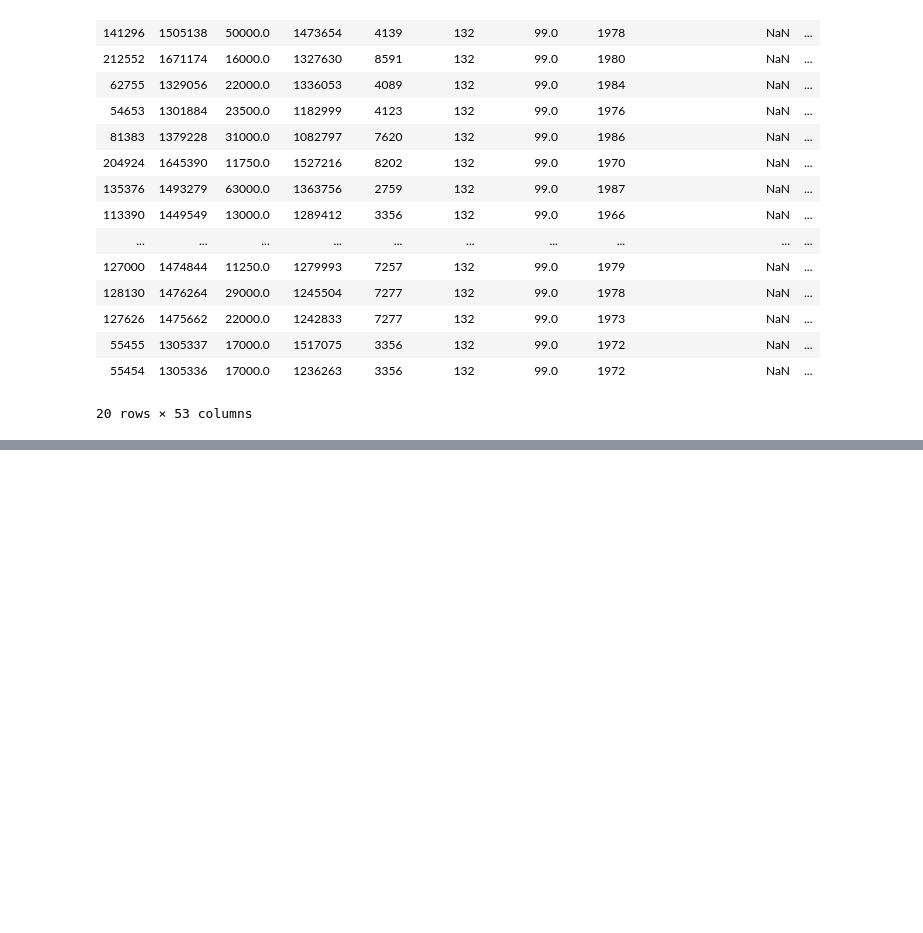
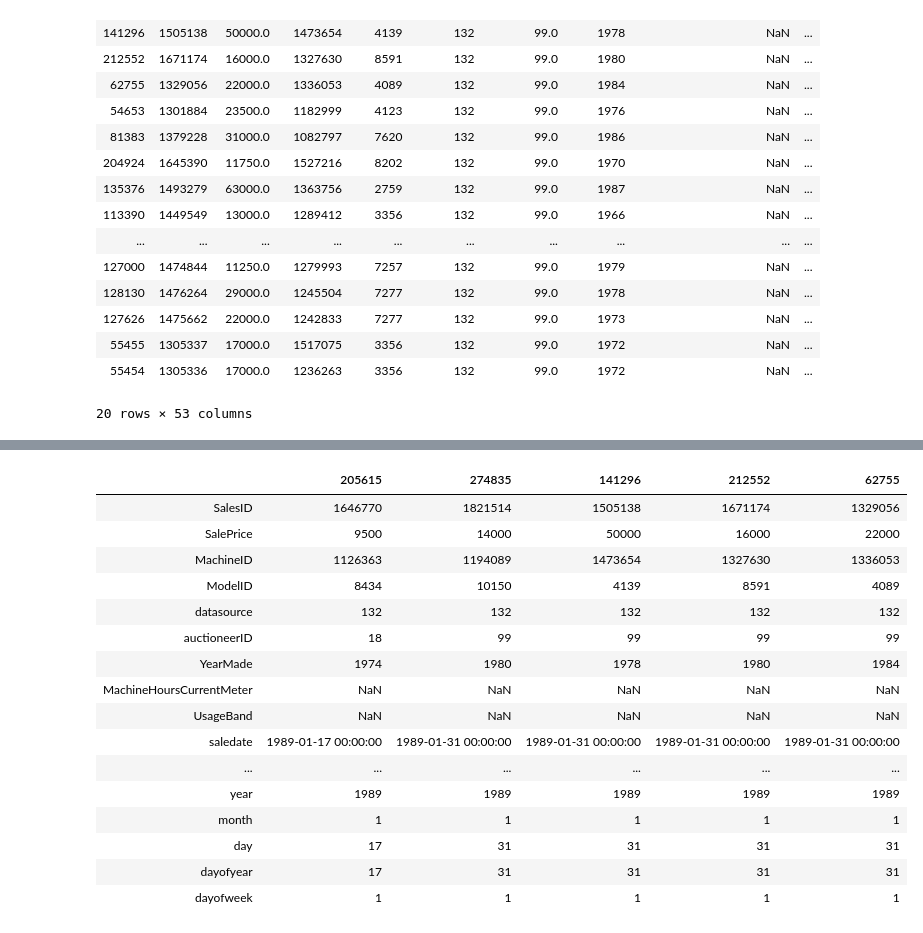
Before and after one commit to LIMON100/-Blue-Book-for-Bulldozers, a Jupyter notebook: Blue_Bulldozers.ipynb, the cells around one changed output, grey strips where cells are left out. Drawn from its saved outputs; the diff is of its cells as text; code cells hidden in the pictures; blank space fills up the shorter version.

```diff
--- a/Blue_Bulldozers.ipynb
+++ b/Blue_Bulldozers.ipynb
@@ -272,0 +371,20 @@ train_dataset.head(20)
+# %%
+train_dataset.head().T
+# %% [output]
+|  | 205615 | 274835 | 141296 | 212552 | 62755 |
+| SalesID | 1646770 | 1821514 | 1505138 | 1671174 | 1329056 |
+| SalePrice | 9500 | 14000 | 50000 | 16000 | 22000 |
+| MachineID | 1126363 | 1194089 | 1473654 | 1327630 | 1336053 |
+| ModelID | 8434 | 10150 | 4139 | 8591 | 4089 |
+| datasource | 132 | 132 | 132 | 132 | 132 |
+| auctioneerID | 18 | 99 | 99 | 99 | 99 |
+| YearMade | 1974 | 1980 | 1978 | 1980 | 1984 |
+| MachineHoursCurrentMeter | NaN | NaN | NaN | NaN | NaN |
+| UsageBand | NaN | NaN | NaN | NaN | NaN |
+| saledate | 1989-01-17 00:00:00 | 1989-01-31 00:00:00 | 1989-01-31 00:00:00 | 1989-01-31 00:00:00 | 1989-01-31 00:00:00 |
+| ... | ... | ... | ... | ... | ... |
+| year | 1989 | 1989 | 1989 | 1989 | 1989 |
+| month | 1 | 1 | 1 | 1 | 1 |
+| day | 17 | 31 | 31 | 31 | 31 |
+| dayofyear | 17 | 31 | 31 | 31 | 31 |
+| dayofweek | 1 | 1 | 1 | 1 | 1 |
```
Also changed, not shown: parts of 23 cells of this notebook.
